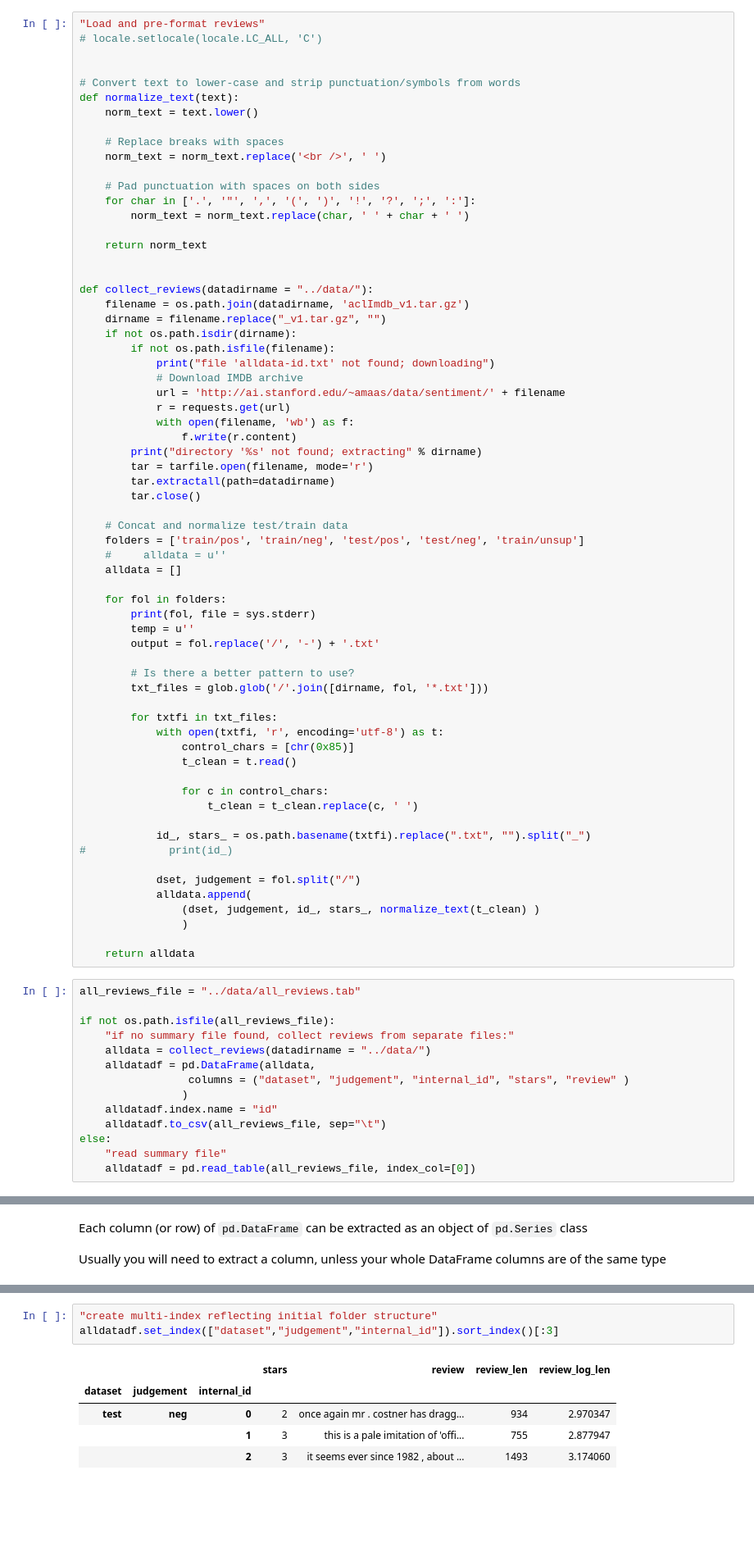
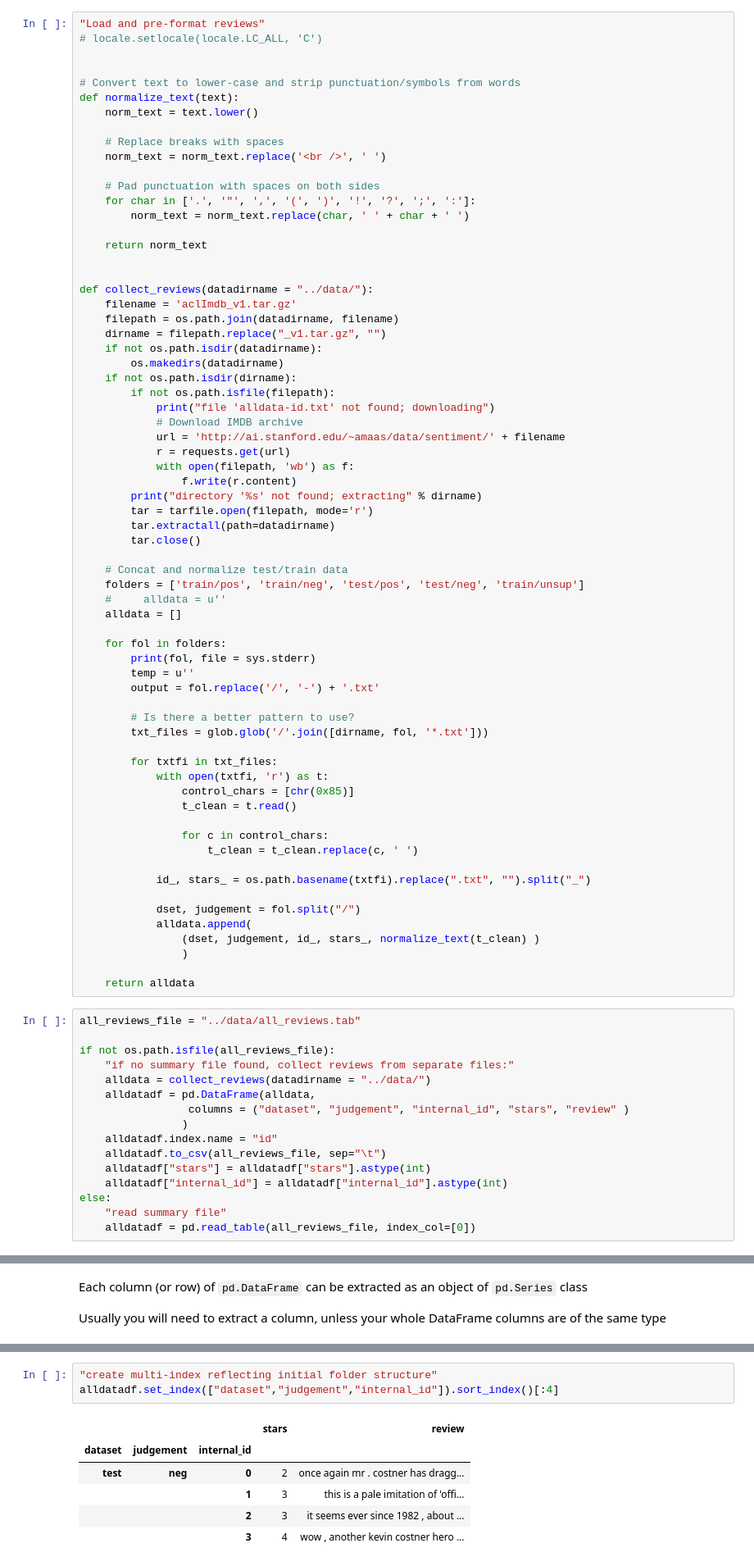
Before and after one commit to DSLituiev/course_pandas_sklearn, a Jupyter notebook: src/imdb_sandbox.ipynb, the cells around one changed output, grey strips where cells are left out. Shown at 82% size. Saved outputs shown, nothing was run; the diff lists cells and outputs as text; blank space fills up the shorter version.

```diff
--- a/src/imdb_sandbox.ipynb
+++ b/src/imdb_sandbox.ipynb
@@ -44,18 +45,21 @@ def normalize_text(text):
 
 
 def collect_reviews(datadirname = "../data/"):
-    filename = os.path.join(datadirname, 'aclImdb_v1.tar.gz')
-    dirname = filename.replace("_v1.tar.gz", "")
+    filename = 'aclImdb_v1.tar.gz'
+    filepath = os.path.join(datadirname, filename)
+    dirname = filepath.replace("_v1.tar.gz", "")
+    if not os.path.isdir(datadirname):
+        os.makedirs(datadirname)
     if not os.path.isdir(dirname):
-        if not os.path.isfile(filename):
+        if not os.path.isfile(filepath):
             print("file 'alldata-id.txt' not found; downloading")
             # Download IMDB archive
             url = 'http://ai.stanford.edu/~amaas/data/sentiment/' + filename
             r = requests.get(url)
-            with open(filename, 'wb') as f:
+            with open(filepath, 'wb') as f:
                 f.write(r.content)
         print("directory '%s' not found; extracting" % dirname)
-        tar = tarfile.open(filename, mode='r')
+        tar = tarfile.open(filepath, mode='r')
         tar.extractall(path=datadirname)
         tar.close()
 
@@ -73,7 +77,7 @@ def collect_reviews(datadirname = "../data/"):
         txt_files = glob.glob('/'.join([dirname, fol, '*.txt']))
 
         for txtfi in txt_files:
-            with open(txtfi, 'r', encoding='utf-8') as t:
+            with open(txtfi, 'r') as t:
                 control_chars = [chr(0x85)]
                 t_clean = t.read()
 
@@ -81,7 +85,6 @@ def collect_reviews(datadirname = "../data/"):
                     t_clean = t_clean.replace(c, ' ')
 
             id_, stars_ = os.path.basename(txtfi).replace(".txt", "").split("_")
-#             print(id_)
 
             dset, judgement = fol.split("/")
             alldata.append(
@@ -100,6 +103,8 @@ if not os.path.isfile(all_reviews_file):
                 )
     alldatadf.index.name = "id"
     alldatadf.to_csv(all_reviews_file, sep="\t")
+    alldatadf["stars"] = alldatadf["stars"].astype(int)
+    alldatadf["internal_id"] = alldatadf["internal_id"].astype(int)
 else:
     "read summary file"
     alldatadf = pd.read_table(all_reviews_file, index_col=[0])
@@ -175,13 +165,14 @@ Or other way around, move regular columns to the index:
     df.set_index(["col1", "col2", "col3"])  # creates hierarchical MultiIndex
 # %%
 "create multi-index reflecting initial folder structure"
-alldatadf.set_index(["dataset","judgement","internal_id"]).sort_index()[:3]
+alldatadf.set_index(["dataset","judgement","internal_id"]).sort_index()[:4]
 # %% [output]
-|  |  |  | stars | review | review_len | review_log_len |
-| dataset | judgement | internal_id |  |  |  |  |
-| test | neg | 0 | 2 | once again mr . costner has dragg... | 934 | 2.970347 |
-|  |  | 1 | 3 | this is a pale imitation of 'offi... | 755 | 2.877947 |
-|  |  | 2 | 3 | it seems ever since 1982 , about ... | 1493 | 3.174060 |
+|  |  |  | stars | review |
+| dataset | judgement | internal_id |  |  |
+| test | neg | 0 | 2 | once again mr . costner has dragg... |
+|  |  | 1 | 3 | this is a pale imitation of 'offi... |
+|  |  | 2 | 3 | it seems ever since 1982 , about ... |
+|  |  | 3 | 4 | wow , another kevin costner hero ... |
 # %% [markdown]
 ## Subsetting columns
 
```
Also changed, not shown: parts of 36 cells of this notebook.
